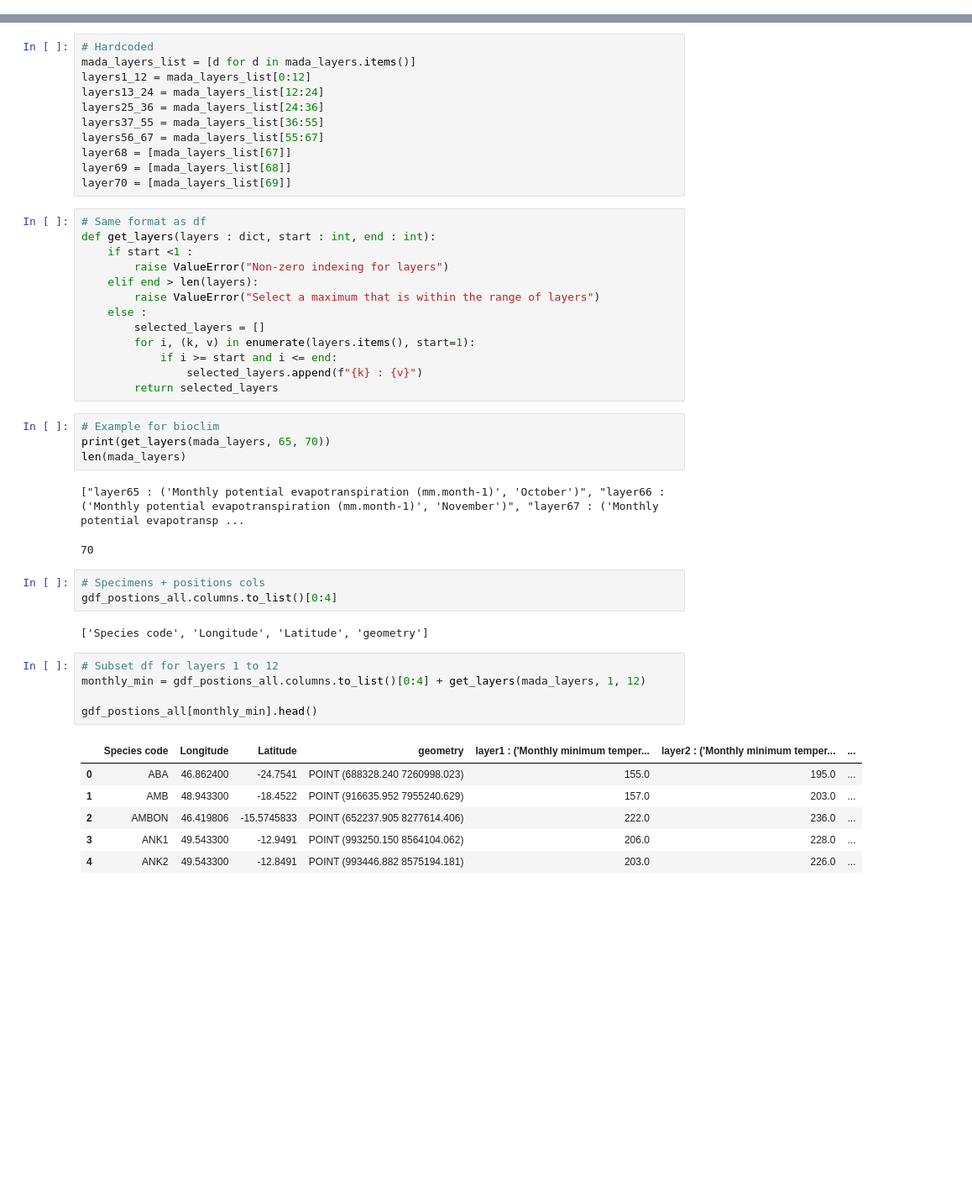
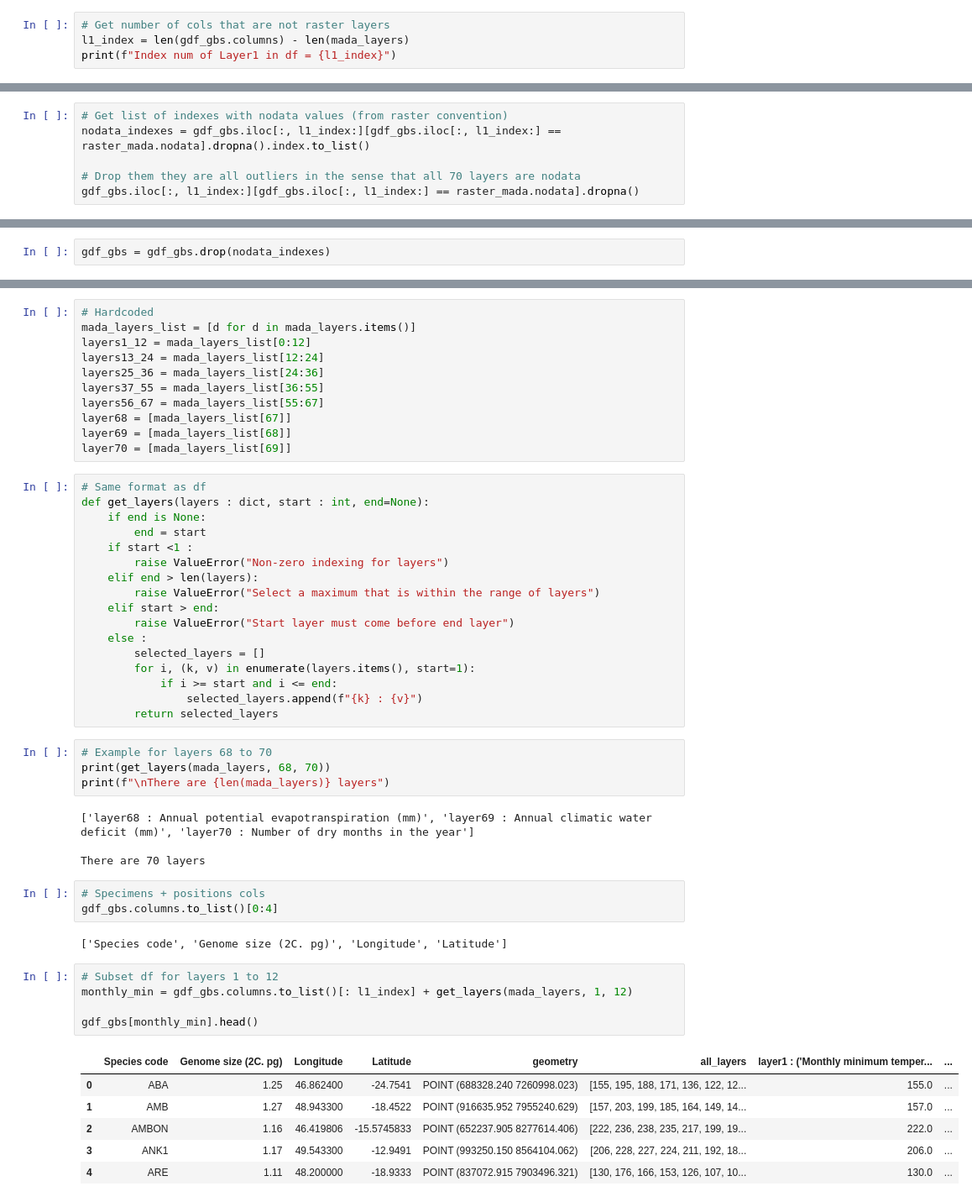
Before and after one commit to tahiri-lab/py_madaclim, a Jupyter notebook: src/data_exploration.ipynb, the cells around one changed output, grey strips where cells are left out. Shown: that part at 84% size. Cells and saved outputs as stored; diff of their text form; blank space fills up the shorter version.

```diff
--- a/src/data_exploration.ipynb
+++ b/src/data_exploration.ipynb
@@ -525,0 +479,4 @@ Length: 75, dtype: bool
+# %%
+# Get number of cols that are not raster layers
+l1_index = len(gdf_gbs.columns) - len(mada_layers)
+print(f"Index num of Layer1 in df = {l1_index}")
@@ -525,0 +493,6 @@ Length: 75, dtype: bool
+# %%
+# Get list of indexes with nodata values (from raster convention)
+nodata_indexes = gdf_gbs.iloc[:, l1_index:][gdf_gbs.iloc[:, l1_index:] == raster_mada.nodata].dropna().index.to_list()
+
+# Drop them they are all outliers in the sense that all 70 layers are nodata
+gdf_gbs.iloc[:, l1_index:][gdf_gbs.iloc[:, l1_index:] == raster_mada.nodata].dropna()
@@ -525,0 +506,2 @@ Length: 75, dtype: bool
+# %%
+gdf_gbs = gdf_gbs.drop(nodata_indexes)
@@ -555,11 +545,15 @@ layer69 = [mada_layers_list[68]]
 layer70 = [mada_layers_list[69]]
 # %%
 # Same format as df
-def get_layers(layers : dict, start : int, end : int):
+def get_layers(layers : dict, start : int, end=None):
+    if end is None:
+        end = start
     if start <1 :
         raise ValueError("Non-zero indexing for layers")
     elif end > len(layers):
         raise ValueError("Select a maximum that is within the range of layers")
+    elif start > end:
+        raise ValueError("Start layer must come before end layer")
     else :
         selected_layers = []
         for i, (k, v) in enumerate(layers.items(), start=1):
@@ -567,26 +561,27 @@ def get_layers(layers : dict, start : int, end : int):
                 selected_layers.append(f"{k} : {v}")
         return selected_layers
 # %%
-# Example for bioclim
-print(get_layers(mada_layers, 65, 70))
-len(mada_layers)
+# Example for layers 68 to 70
+print(get_layers(mada_layers, 68, 70))
+print(f"\nThere are {len(mada_layers)} layers")
 # %% [output]
-["layer65 : ('Monthly potential evapotranspiration (mm.month-1)', 'October')", "layer66 : ('Monthly potential evapotranspiration (mm.month-1)', 'November')", "layer67 : ('Monthly potential evapotransp ...
+['layer68 : Annual potential evapotranspiration (mm)', 'layer69 : Annual climatic water deficit (mm)', 'layer70 : Number of dry months in the year']
+
+There are 70 layers
-70
 # %%
 # Specimens + positions cols
-gdf_postions_all.columns.to_list()[0:4]
+gdf_gbs.columns.to_list()[0:4]
 # %% [output]
-['Species code', 'Longitude', 'Latitude', 'geometry']
+['Species code', 'Genome size (2C. pg)', 'Longitude', 'Latitude']
 # %%
 # Subset df for layers 1 to 12
-monthly_min = gdf_postions_all.columns.to_list()[0:4] + get_layers(mada_layers, 1, 12)
+monthly_min = gdf_gbs.columns.to_list()[: l1_index] + get_layers(mada_layers, 1, 12)
 
-gdf_postions_all[monthly_min].head()
+gdf_gbs[monthly_min].head()
 # %% [output]
-|  | Species code | Longitude | Latitude | geometry | layer1 : ('Monthly minimum temper... | layer2 : ('Monthly minimum temper... | ... |
-| 0 | ABA | 46.862400 | -24.7541 | POINT (688328.240 7260998.023) | 155.0 | 195.0 | ... |
-| 1 | AMB | 48.943300 | -18.4522 | POINT (916635.952 7955240.629) | 157.0 | 203.0 | ... |
-| 2 | AMBON | 46.419806 | -15.5745833 | POINT (652237.905 8277614.406) | 222.0 | 236.0 | ... |
-| 3 | ANK1 | 49.543300 | -12.9491 | POINT (993250.150 8564104.062) | 206.0 | 228.0 | ... |
-| 4 | ANK2 | 49.543300 | -12.8491 | POINT (993446.882 8575194.181) | 203.0 | 226.0 | ... |
+|  | Species code | Genome size (2C. pg) | Longitude | Latitude | geometry | all_layers | layer1 : ('Monthly minimum temper... | ... |
+| 0 | ABA | 1.25 | 46.862400 | -24.7541 | POINT (688328.240 7260998.023) | [155, 195, 188, 171, 136, 122, 12... | 155.0 | ... |
+| 1 | AMB | 1.27 | 48.943300 | -18.4522 | POINT (916635.952 7955240.629) | [157, 203, 199, 185, 164, 149, 14... | 157.0 | ... |
+| 2 | AMBON | 1.16 | 46.419806 | -15.5745833 | POINT (652237.905 8277614.406) | [222, 236, 238, 235, 217, 199, 19... | 222.0 | ... |
+| 3 | ANK1 | 1.17 | 49.543300 | -12.9491 | POINT (993250.150 8564104.062) | [206, 228, 227, 224, 211, 192, 18... | 206.0 | ... |
+| 4 | ARE | 1.11 | 48.200000 | -18.9333 | POINT (837072.915 7903496.321) | [130, 176, 166, 153, 126, 107, 10... | 130.0 | ... |
```
Also changed, not shown: parts of 32 cells of this notebook.
